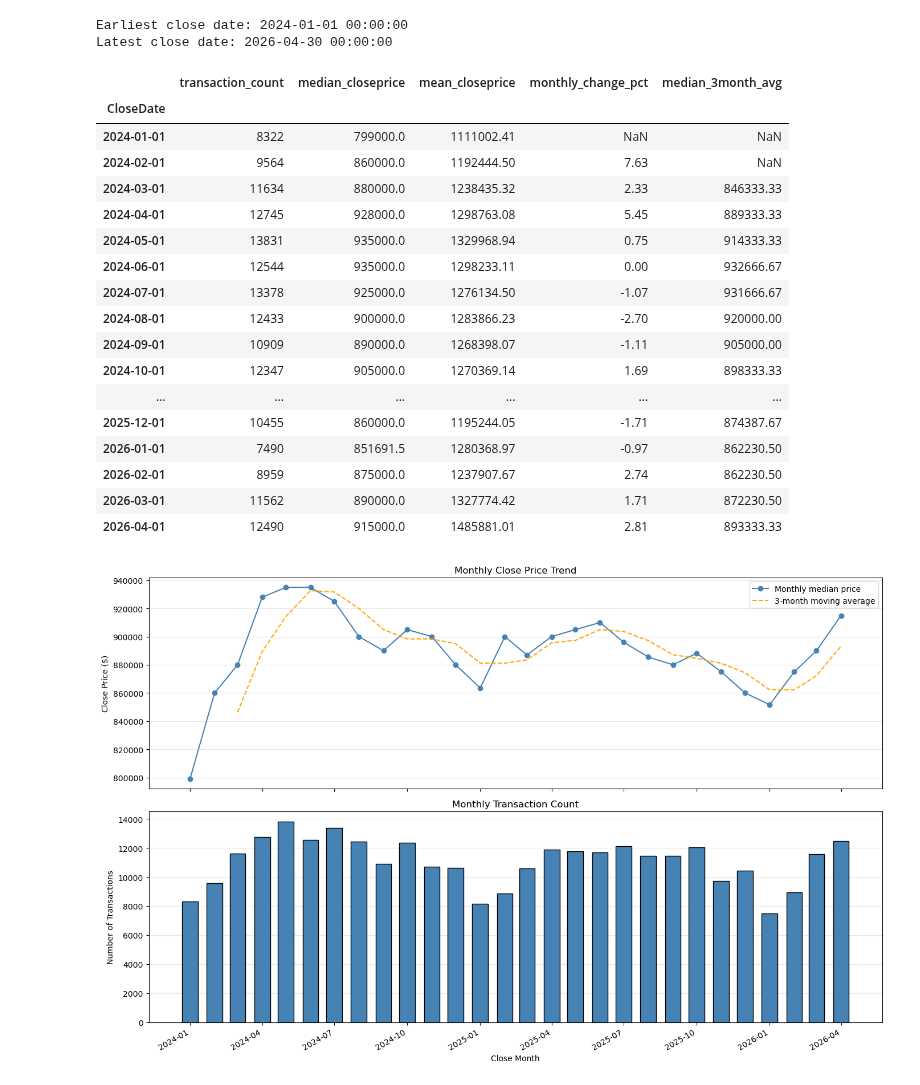
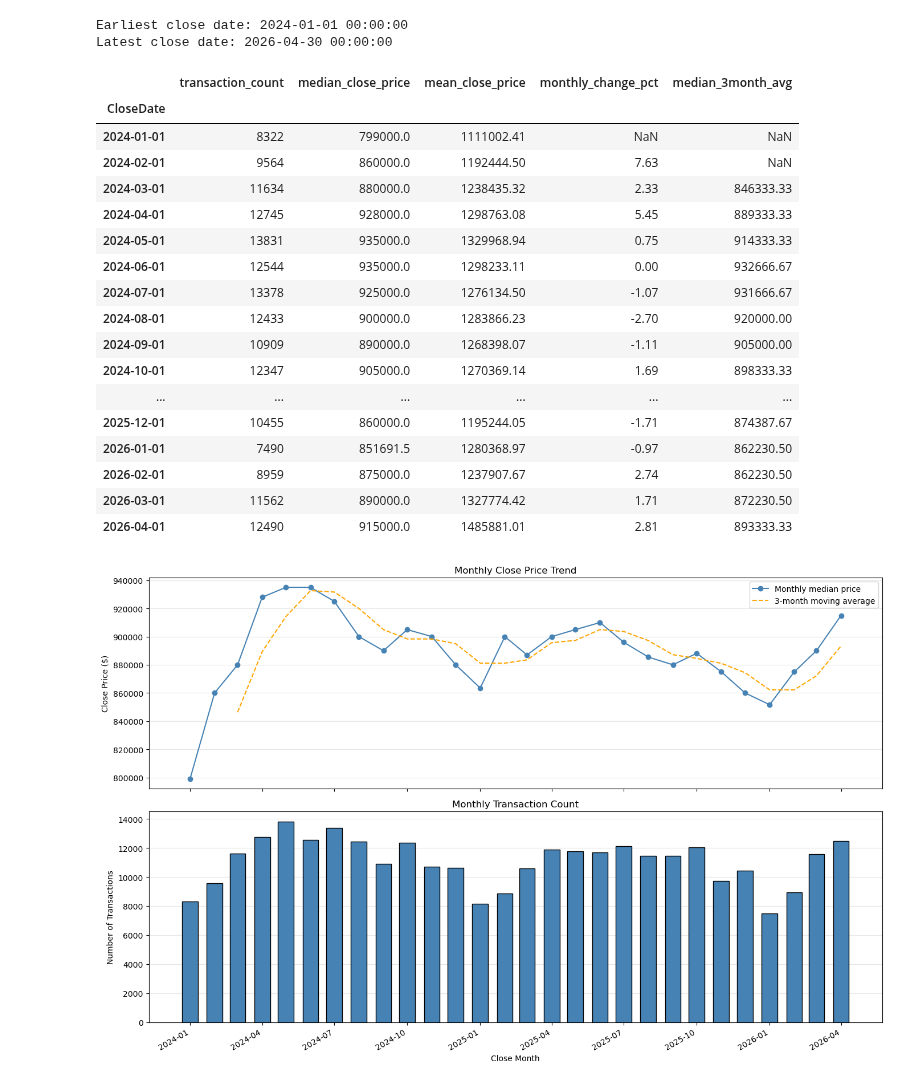
Before and after one commit to Crystal-GAO/IDX-Exchange-Data-Science, a Jupyter notebook: 01_exploration.ipynb, the cells around one changed output. Cells and saved outputs as stored; diff of their text form; code cells hidden in the pictures.

```diff
--- a/01_exploration.ipynb
+++ b/01_exploration.ipynb
@@ -748,8 +674,8 @@ ts_data
 | 615680 | 2026-04-16 | 1355000.0 |
 309735 rows × 2 columns
 # %%
-ts_data["CloseDate"] = pd.to_datetime(ts_data["CloseDate"], errors="coerce")
-ts_data["ClosePrice"] = pd.to_numeric(ts_data["ClosePrice"], errors="coerce")
+ts_data["CloseDate"] = pd.to_datetime(ts_data["CloseDate"])
+ts_data["ClosePrice"] = pd.to_numeric(ts_data["ClosePrice"])
 
 # Exclude missing dates/prices and nonpositive prices from this analysis
 ts_data = ts_data.dropna(subset=["CloseDate", "ClosePrice"])
@@ -764,19 +690,19 @@ Latest close date: 2026-04-30 00:00:00
 # %%
 monthly_summary = ts_data.resample("MS", on="CloseDate").agg(
     transaction_count=("ClosePrice", "size"),
-    median_closeprice=("ClosePrice", "median"),
-    mean_closeprice=("ClosePrice", "mean")
+    median_close_price=("ClosePrice", "median"),
+    mean_close_price=("ClosePrice", "mean")
 )
 
 # Change compared with the previous calendar month
-monthly_summary["monthly_change_pct"] = monthly_summary["median_closeprice"].pct_change(fill_method=None) * 100
+monthly_summary["monthly_change_pct"] = monthly_summary["median_close_price"].pct_change(fill_method=None) * 100
 
 # Smooth short-term fluctuations
-monthly_summary["median_3month_avg"] = monthly_summary["median_closeprice"].rolling(window=3, min_periods=3).mean()
+monthly_summary["median_3month_avg"] = monthly_summary["median_close_price"].rolling(window=3, min_periods=3).mean()
 
 monthly_summary.round(2)
 # %% [output]
-|  | transaction_count | median_closeprice | mean_closeprice | monthly_change_pct | median_3month_avg |
+|  | transaction_count | median_close_price | mean_close_price | monthly_change_pct | median_3month_avg |
 | CloseDate |  |  |  |  |  |
 | 2024-01-01 | 8322 | 799000.0 | 1111002.41 | NaN | NaN |
 | 2024-02-01 | 9564 | 860000.0 | 1192444.50 | 7.63 | NaN |
```
Also changed, not shown: parts of 14 cells of this notebook.
